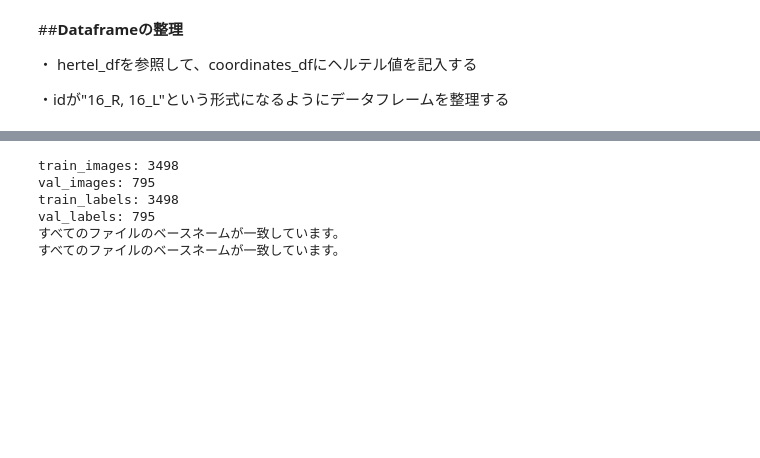
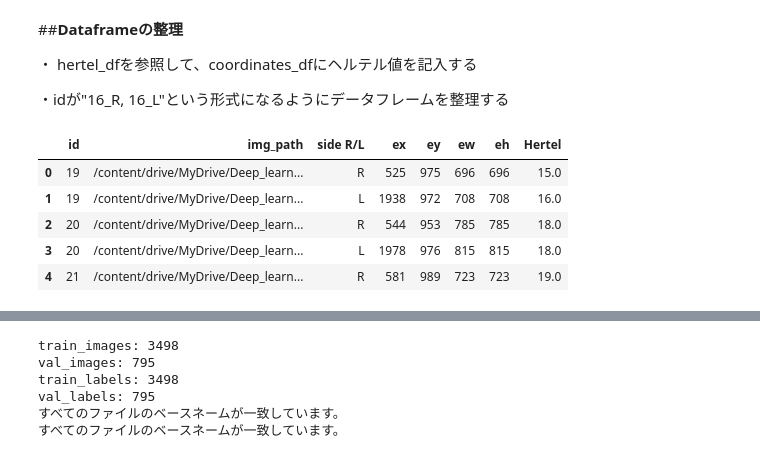
Before and after one commit to ykitaguchi77/GO_AI_project, a Jupyter notebook: Exophthalmos_iFish_YOLOv5.ipynb, the cells around one changed output, grey strips where cells are left out. Cells and saved outputs as stored; diff of their text form; code cells hidden in the pictures; blank space fills up the shorter version.

```diff
--- a/Exophthalmos_iFish_YOLOv5.ipynb
+++ b/Exophthalmos_iFish_YOLOv5.ipynb
@@ -238,38 +238,46 @@ coordinates_df = pd.read_csv(csv_coordinate_path)
 # Load the Hertel.csv into a DataFrame
 hertel_df = pd.read_csv(csv_hertel_path)
 
 # Show the first few rows of each DataFrame to understand their structure
 coordinates_df_head = coordinates_df.head()
 hertel_df_head = hertel_df.head()
 
 
 # Add a new column 'Hertel' to the coordinates DataFrame
 coordinates_df['Hertel'] = None
 
 # Define a function to look up the Hertel value based on 'id' and 'side R/L'
 def get_hertel_value(row):
     # Extract the id and side
     id = row['id']
     side = row['side R/L']
 
     # Find the corresponding Hertel value in the Hertel DataFrame
     hertel_value = hertel_df.loc[hertel_df['number'] == id, side].values
 
     # Return the Hertel value if it exists, otherwise return None
     return hertel_value[0] if len(hertel_value) > 0 else None
 
 # Apply the function to each row in the coordinates DataFrame
 coordinates_df['Hertel'] = coordinates_df.apply(get_hertel_value, axis=1)
 
+coordinates_df.head()
 
-# Create the new id by combining 'id' and 'side R/L'
-coordinates_df['new_id'] = coordinates_df['id'].astype(str) + '_' + coordinates_df['side R/L']
+# # Create the new id by combining 'id' and 'side R/L'
+# coordinates_df['new_id'] = coordinates_df['id'].astype(str) + '_' + coordinates_df['side R/L']
 
-# Select the required columns for the new dataframe
-new_columns = ['new_id', 'img_path', 'ex', 'ey', 'ew', 'Hertel']
-new_df = coordinates_df[new_columns].copy()
-new_df.rename(columns={'new_id': 'id'}, inplace=True)
+# # Select the required columns for the new dataframe
+# new_columns = ['new_id', 'img_path', 'ex', 'ey', 'ew', 'Hertel']
+# new_df = coordinates_df[new_columns].copy()
+# new_df.rename(columns={'new_id': 'id'}, inplace=True)
 
-new_df.head()  # Display the first few rows of the new dataframe
+# new_df.head()  # Display the first few rows of the new dataframe
 
-new_df.to_csv(csv_integrated_path, index=False)
+# new_df.to_csv(csv_integrated_path, index=False)
+# %% [output]
+|  | id | img_path | side R/L | ex | ey | ew | eh | Hertel |
+| 0 | 19 | /content/drive/MyDrive/Deep_learn... | R | 525 | 975 | 696 | 696 | 15.0 |
+| 1 | 19 | /content/drive/MyDrive/Deep_learn... | L | 1938 | 972 | 708 | 708 | 16.0 |
+| 2 | 20 | /content/drive/MyDrive/Deep_learn... | R | 544 | 953 | 785 | 785 | 18.0 |
+| 3 | 20 | /content/drive/MyDrive/Deep_learn... | L | 1978 | 976 | 815 | 815 | 18.0 |
+| 4 | 21 | /content/drive/MyDrive/Deep_learn... | R | 581 | 989 | 723 | 723 | 19.0 |
```
Also changed, not shown: parts of 1 cell of this notebook.
